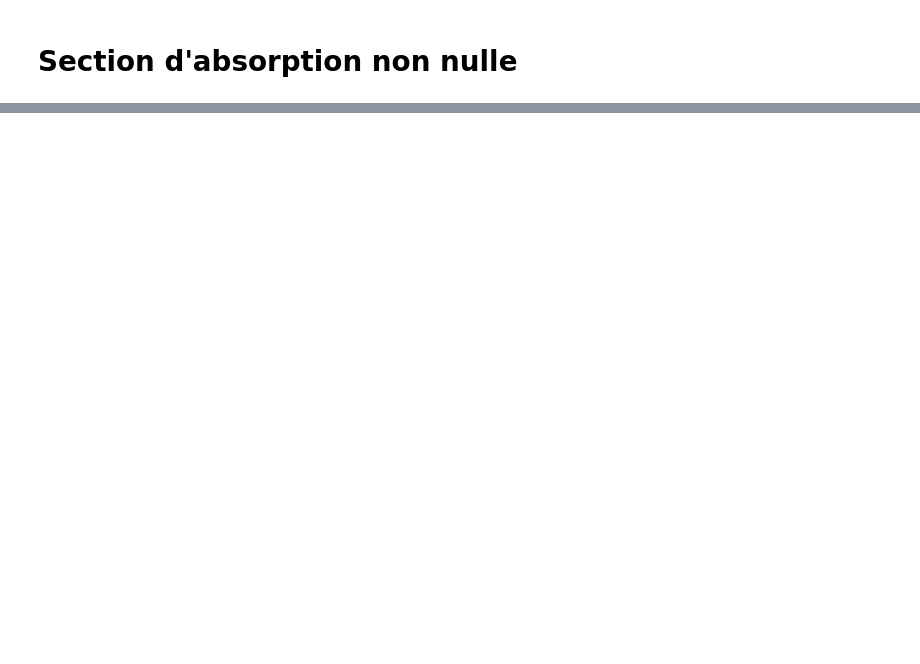
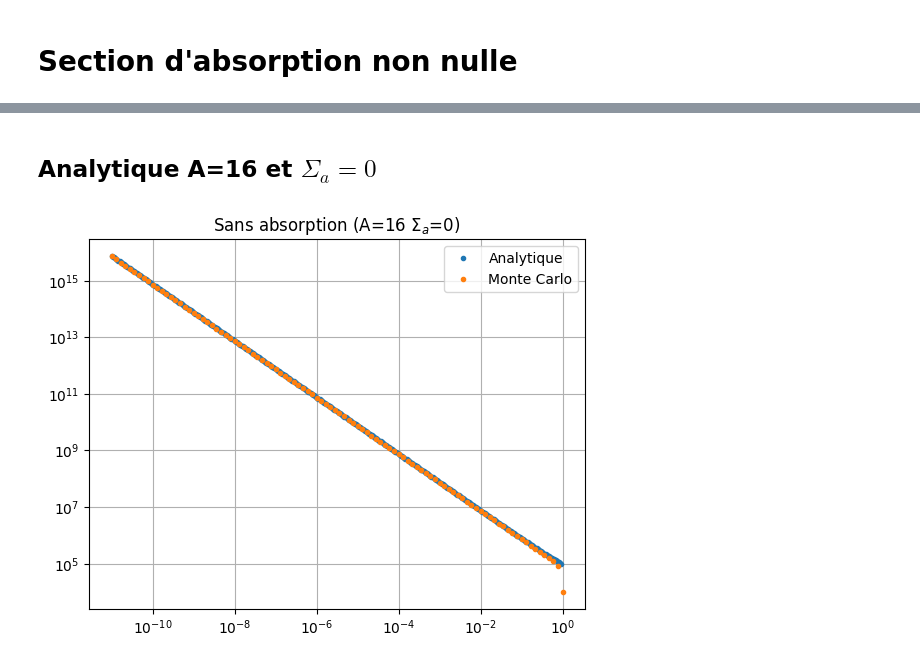
Before and after one commit to atlantis294/neutronic-ensta, a Jupyter notebook: exercices/04_ralentissement.ipynb, the cells around one changed output, grey strips where cells are left out. Cells and saved outputs as stored; diff of their text form; code cells hidden in the pictures; blank space fills up the shorter version.

```diff
--- a/exercices/04_ralentissement.ipynb
+++ b/exercices/04_ralentissement.ipynb
@@ -306,0 +378,42 @@ plt.show()
+# %% [markdown]
+## Analytique A=16 et $\Sigma_a=0$
+# %%
+import numpy as np
+import matplotlib.pyplot as plt
+
+E_lower_limit = 1e-11
+E_source = 1.0
+N_source = 1e5
+
+nb_intervalle=400
+intervalles=np.logspace(np.log10(E_lower_limit),np.log10(E_source),nb_intervalle) # intervalles en logarithme
+
+score = np.zeros(len(intervalles) - 1)
+
+score[-1] = 1
+
+A=16
+alpha=((A-1)/(A+1))**2
+sigma_a=0
+sigma_s=1.0
+sigma_t=sigma_s/ (sigma_s+sigma_a)
+
+i=len(score)-2
+while i>=0:
+
+    energie=(intervalles[i+1]+intervalles[i])/2/alpha
+
+    ksi=1-alpha/(1-alpha)*(intervalles[i+1]-intervalles[i])
+    score[i]= 1/sigma_s /energie/ksi
+    i-=1
+
+# score/=np.diff(intervalles)
+score*=N_source
+plt.loglog(intervalles[:-1],score,'.',label="Analytique")
+plt.loglog(intervalles_MC_abs,L_phi_MC_abs[11],'.',label="Monte Carlo")
+plt.title('Sans absorption (A={} $\Sigma_a$={})'.format(A, sigma_a))
+plt.legend()
+plt.grid()
+plt.show()
+# %% [output]
+[figure, added]
```
Also changed, not shown: parts of 9 cells of this notebook.
